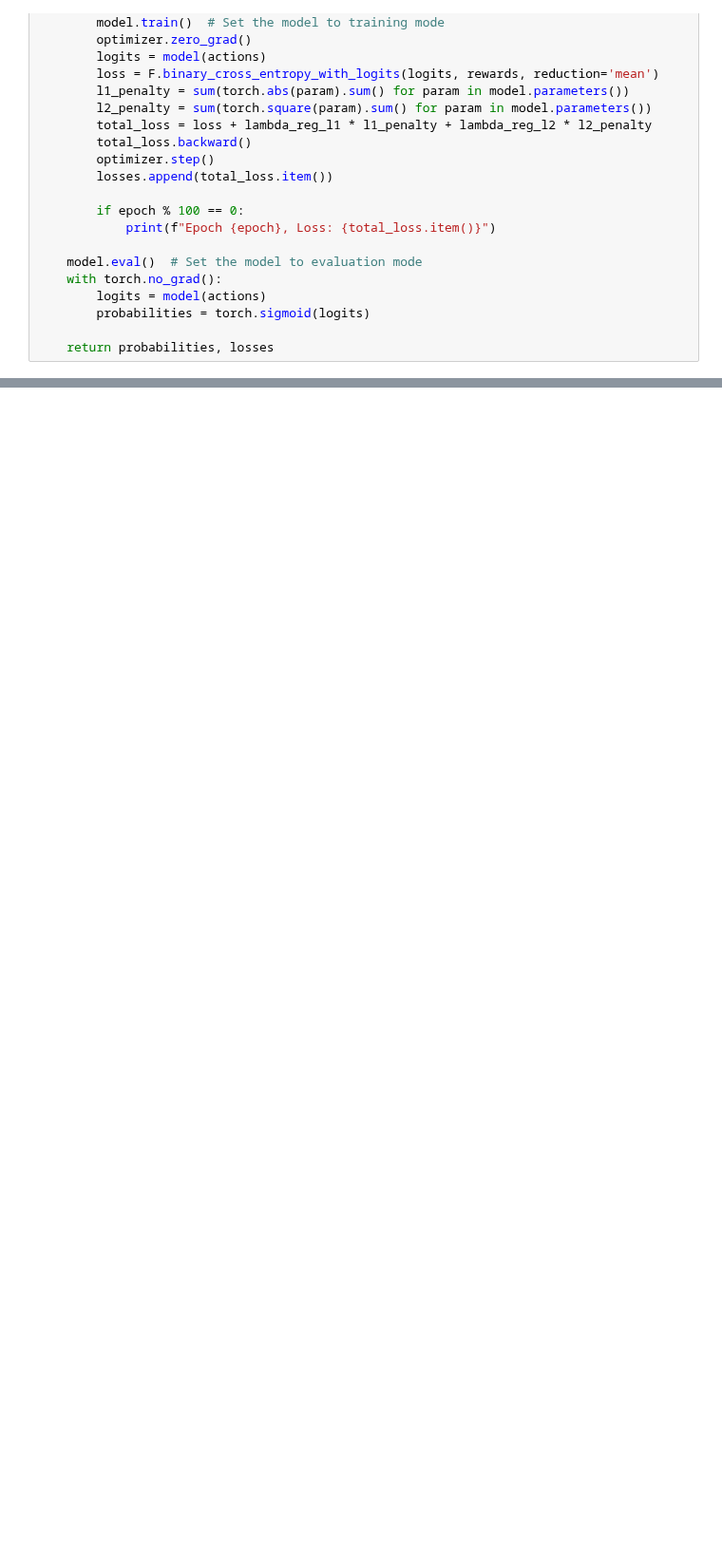
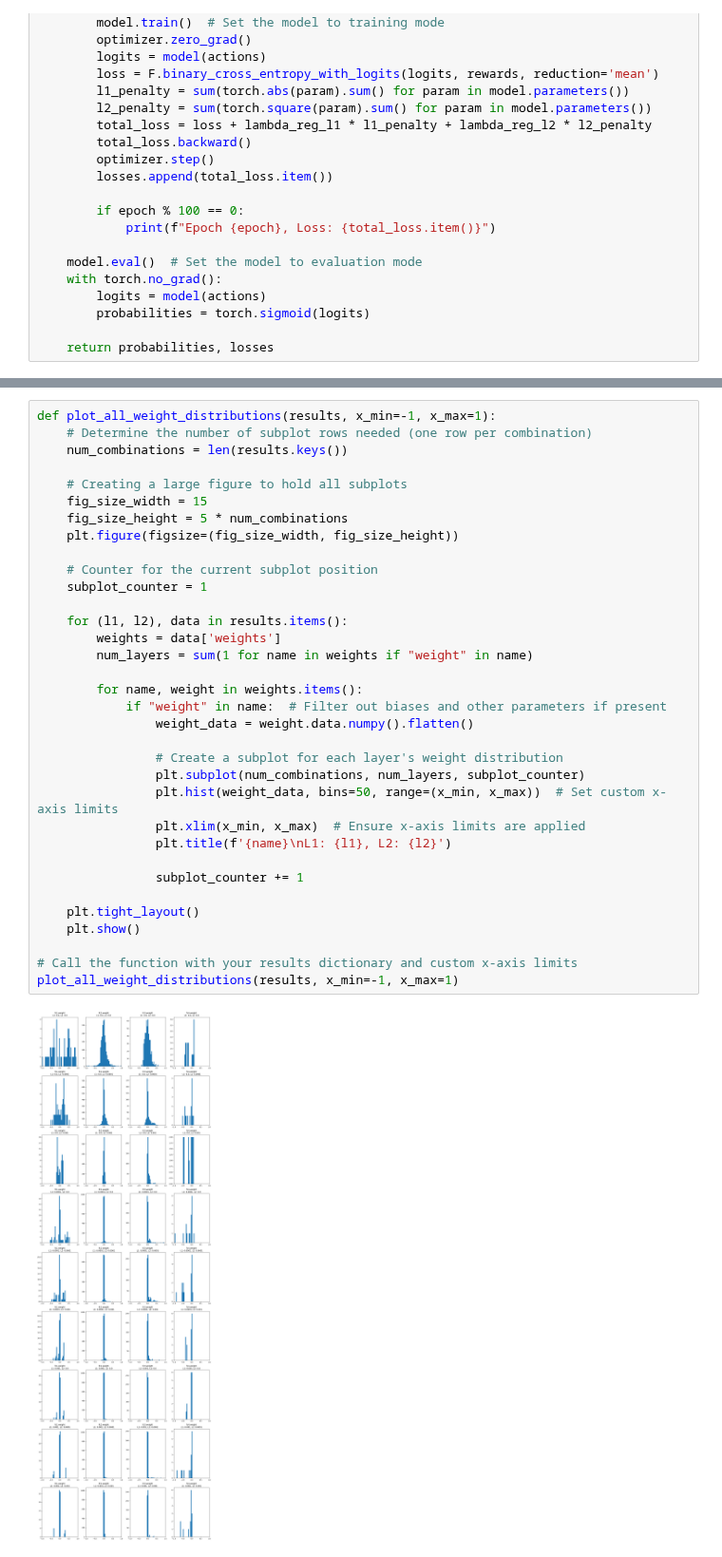
Before and after one commit to callum-lawson/fd-rl, a Jupyter notebook: bandits_pytorch.ipynb, the cells around one changed output, grey strips where cells are left out. Shown at 95% size. Saved outputs shown, nothing was run; the diff lists cells and outputs as text; blank space fills up the shorter version.

```diff
--- a/bandits_pytorch.ipynb
+++ b/bandits_pytorch.ipynb
@@ -290,3 +291,39 @@ plt.show()
+# %%
+def plot_all_weight_distributions(results, x_min=-1, x_max=1):
+    # Determine the number of subplot rows needed (one row per combination)
+    num_combinations = len(results.keys())
+
+    # Creating a large figure to hold all subplots
+    fig_size_width = 15
+    fig_size_height = 5 * num_combinations
+    plt.figure(figsize=(fig_size_width, fig_size_height))
+
+    # Counter for the current subplot position
+    subplot_counter = 1
+
+    for (l1, l2), data in results.items():
+        weights = data['weights']
+        num_layers = sum(1 for name in weights if "weight" in name)
+
+        for name, weight in weights.items():
+            if "weight" in name:  # Filter out biases and other parameters if present
+                weight_data = weight.data.numpy().flatten()
+
+                # Create a subplot for each layer's weight distribution
+                plt.subplot(num_combinations, num_layers, subplot_counter)
+                plt.hist(weight_data, bins=50, range=(x_min, x_max))  # Set custom x-axis limits
+                plt.xlim(x_min, x_max)  # Ensure x-axis limits are applied
+                plt.title(f'{name}\nL1: {l1}, L2: {l2}')
+
+                subplot_counter += 1
+
+    plt.tight_layout()
+    plt.show()
+
+# Call the function with your results dictionary and custom x-axis limits
+plot_all_weight_distributions(results, x_min=-1, x_max=1)
+# %% [output]
+[figure, added]
 # %% [markdown]
 ## TODO
 
```
Also changed, not shown: parts of 3 cells of this notebook.
